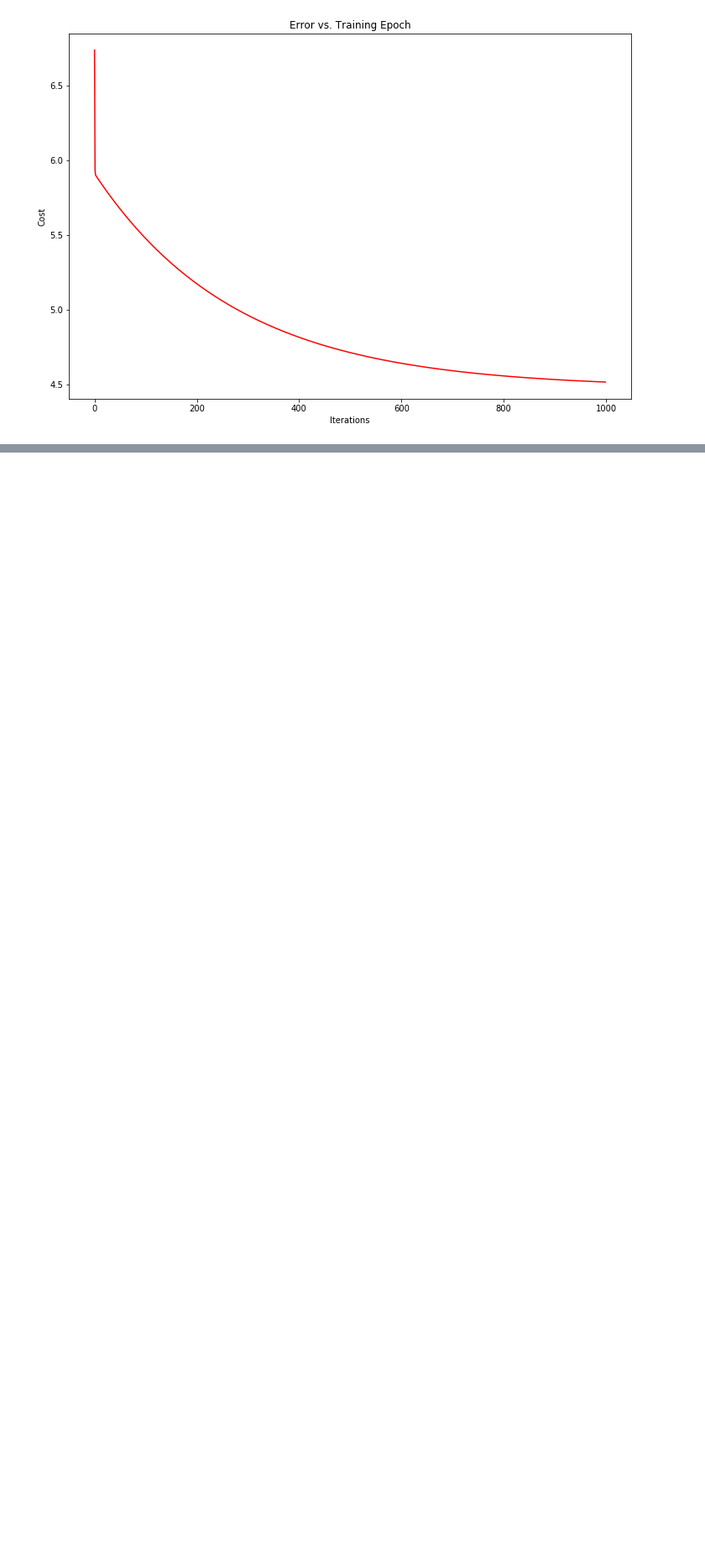
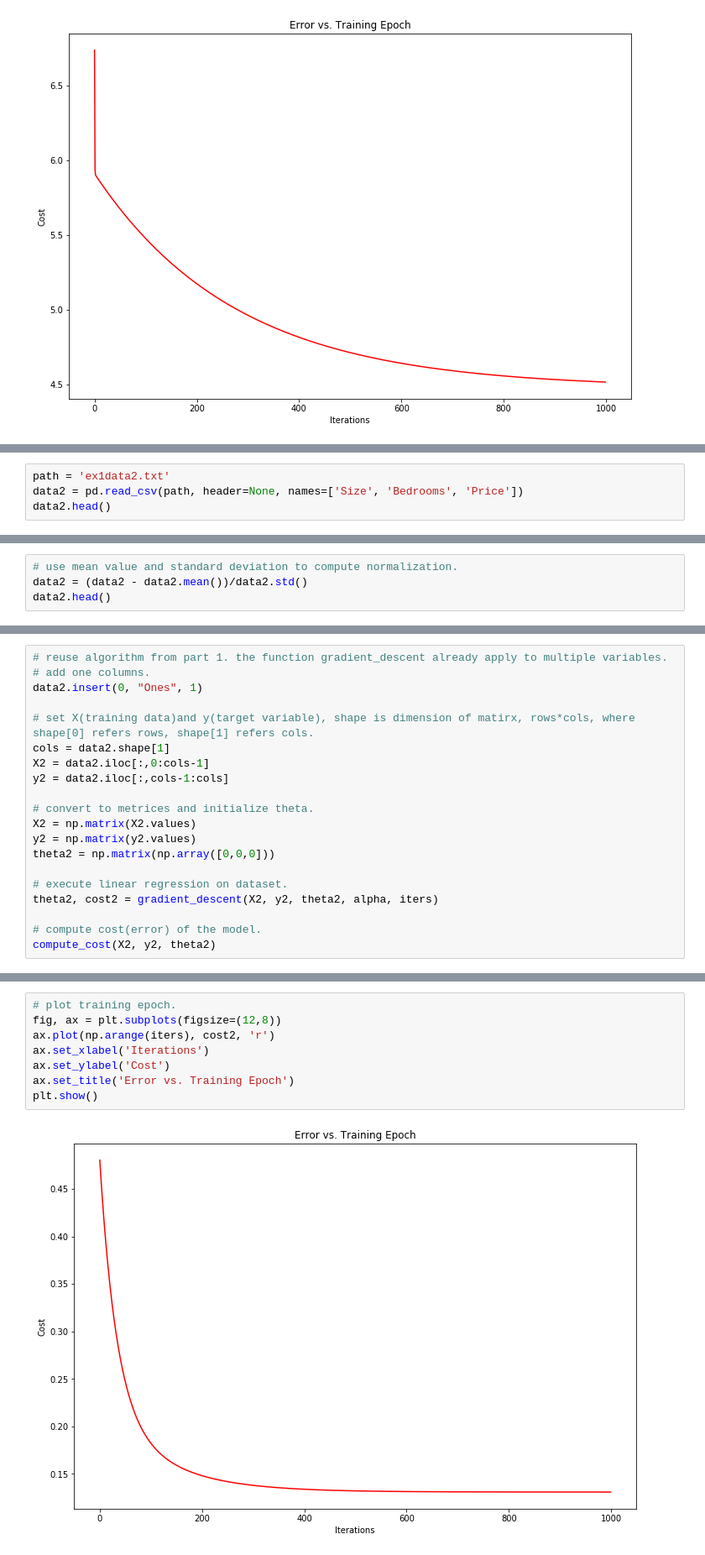
Before and after one commit to liutong927/MLStudy, a Jupyter notebook: ML_AndrewNg/Linear_Regression/LinearRegression.ipynb, the cells around one changed output, grey strips where cells are left out. Shown at 84% size. Drawn from its saved outputs; the diff is of its cells as text; blank space fills up the shorter version.

Commit message:
Add linear regression with multiple variables and normal equation.

```diff
--- a/ML_AndrewNg/Linear_Regression/LinearRegression.ipynb
+++ b/ML_AndrewNg/Linear_Regression/LinearRegression.ipynb
@@ -180,0 +185,4 @@ plt.show()
+# %%
+path = 'ex1data2.txt'
+data2 = pd.read_csv(path, header=None, names=['Size', 'Bedrooms', 'Price'])
+data2.head()
@@ -180,0 +196,4 @@ plt.show()
+# %%
+# use mean value and standard deviation to compute normalization.
+data2 = (data2 - data2.mean())/data2.std()
+data2.head()
@@ -180,0 +209,20 @@ plt.show()
+# %%
+# reuse algorithm from part 1. the function gradient_descent already apply to multiple variables.
+# add one columns.
+data2.insert(0, "Ones", 1)
+
+# set X(training data)and y(target variable), shape is dimension of matirx, rows*cols, where shape[0] refers rows, shape[1] refers cols.
+cols = data2.shape[1]
+X2 = data2.iloc[:,0:cols-1]
+y2 = data2.iloc[:,cols-1:cols]
+
+# convert to metrices and initialize theta.
+X2 = np.matrix(X2.values)
+y2 = np.matrix(y2.values)
+theta2 = np.matrix(np.array([0,0,0]))
+
+# execute linear regression on dataset.
+theta2, cost2 = gradient_descent(X2, y2, theta2, alpha, iters)
+
+# compute cost(error) of the model.
+compute_cost(X2, y2, theta2)
@@ -180,0 +231,10 @@ plt.show()
+# %%
+# plot training epoch.
+fig, ax = plt.subplots(figsize=(12,8))
+ax.plot(np.arange(iters), cost2, 'r')
+ax.set_xlabel('Iterations')
+ax.set_ylabel('Cost')
+ax.set_title('Error vs. Training Epoch')
+plt.show()
+# %% [output]
+[figure, added]
```
Also changed, not shown: parts of 10 cells of this notebook.
